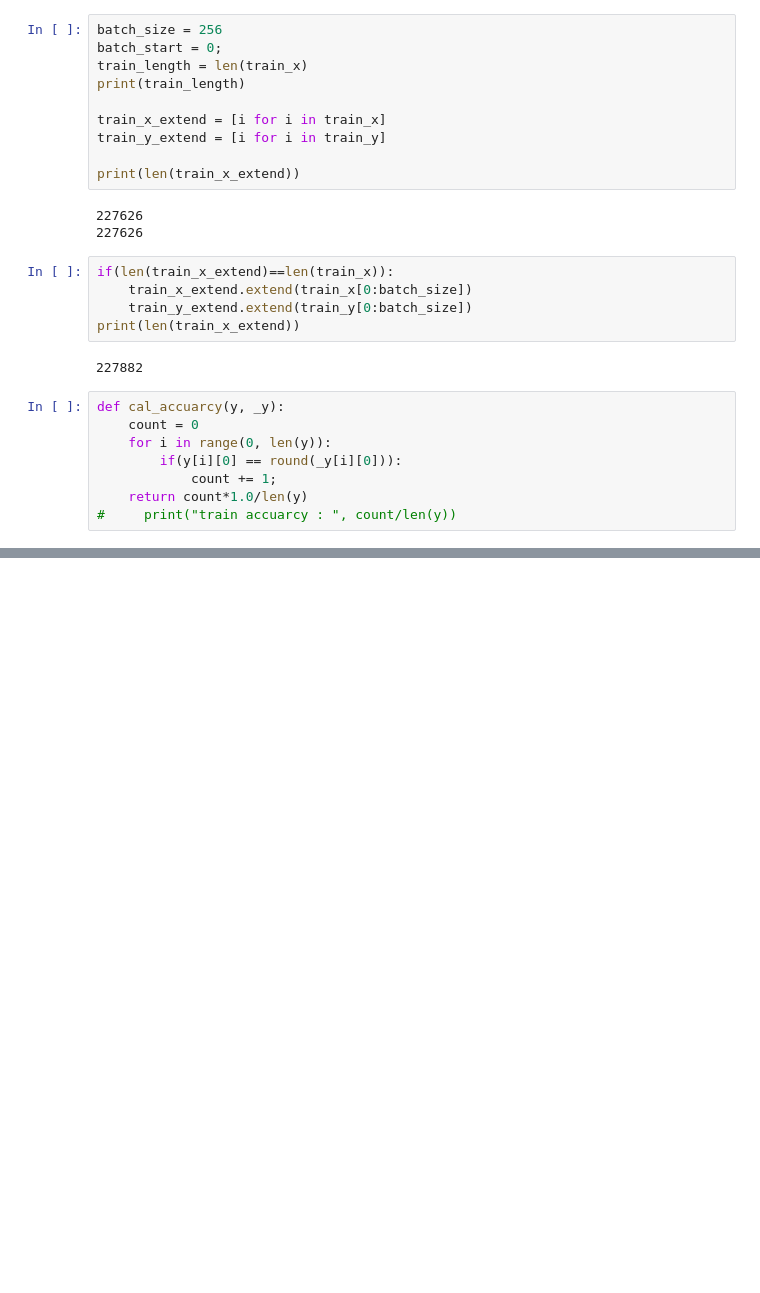
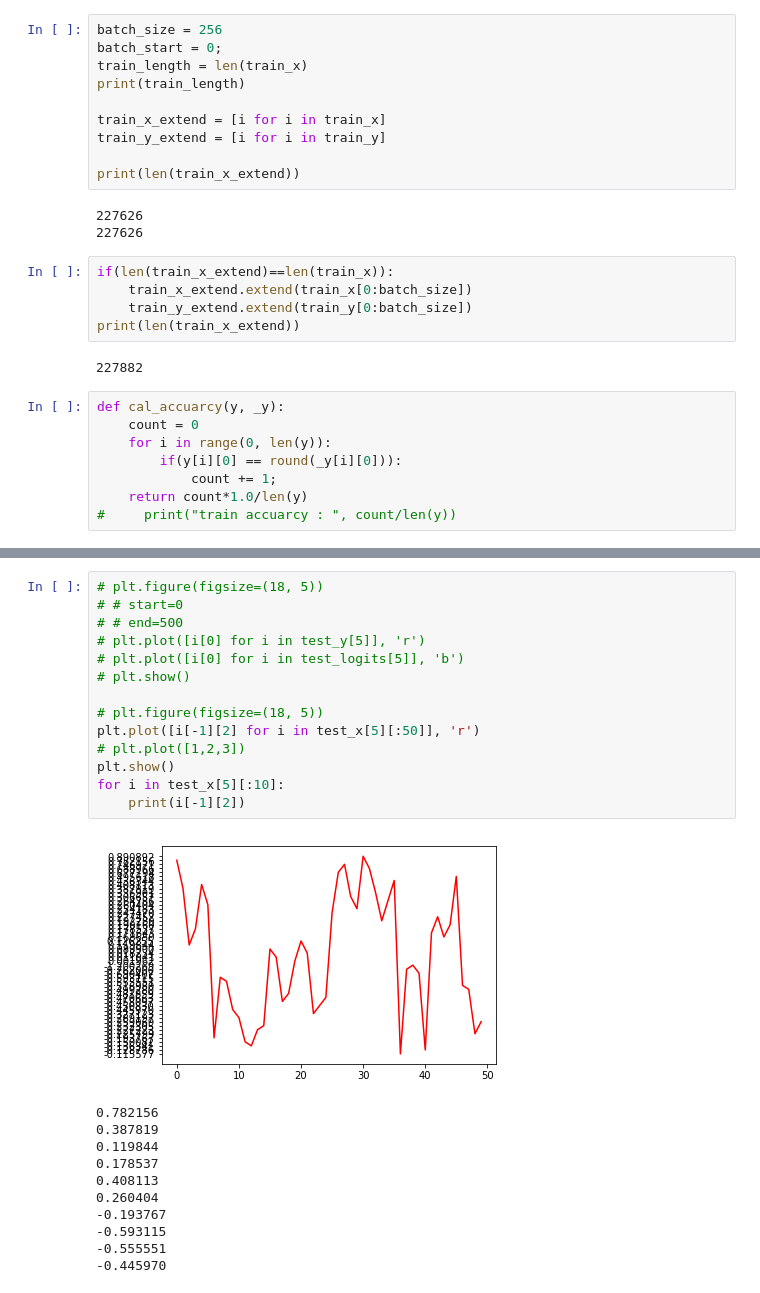
Before and after one commit to czyi/StepCounting, a Jupyter notebook: lstm_wc.ipynb, the cells around one changed output, grey strips where cells are left out. Cells and saved outputs as stored; diff of their text form; blank space fills up the shorter version.

```diff
--- a/lstm_wc.ipynb
+++ b/lstm_wc.ipynb
@@ -344,3 +344,29 @@ plt.show()
+# %%
+# plt.figure(figsize=(18, 5))
+# # start=0
+# # end=500
+# plt.plot([i[0] for i in test_y[5]], 'r')
+# plt.plot([i[0] for i in test_logits[5]], 'b')
+# plt.show()
+
+# plt.figure(figsize=(18, 5))
+plt.plot([i[-1][2] for i in test_x[5][:50]], 'r')
+# plt.plot([1,2,3])
+plt.show()
+for i in test_x[5][:10]:
+    print(i[-1][2])
+# %% [output]
+[figure, added]
+0.782156
+0.387819
+0.119844
+0.178537
+0.408113
+0.260404
+-0.193767
+-0.593115
+-0.555551
+-0.445970
 # %%
 print("test loss : ", test_loss)
 print(len(test_loss))
```
Also changed, not shown: parts of 8 cells of this notebook, 19 other files.
